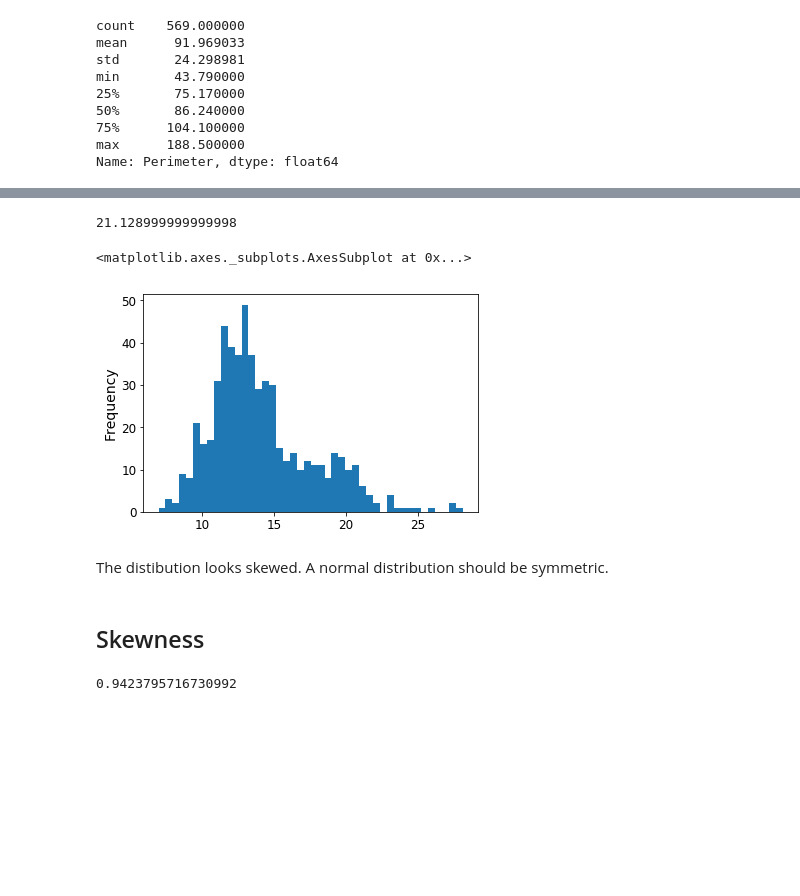
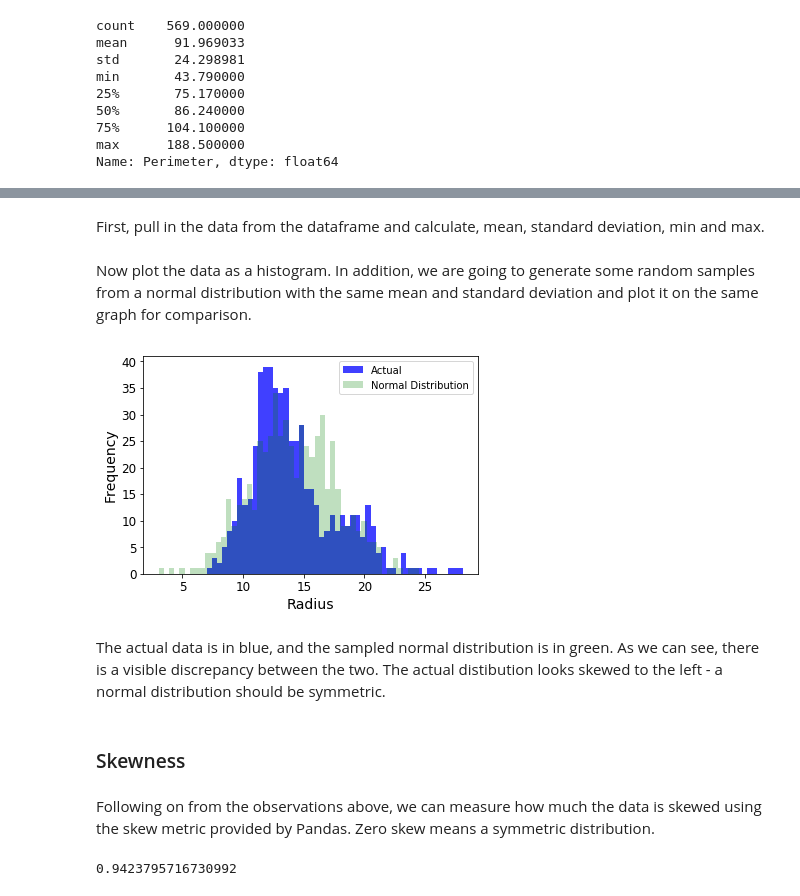
Before and after one commit to ikhaliq42/WDBC-Dataset, a Jupyter notebook: WDBC-Dataset.ipynb, the cells around one changed output, grey strips where cells are left out. Saved outputs shown, nothing was run; the diff lists cells and outputs as text; code cells hidden in the pictures; blank space fills up the shorter version.

```diff
--- a/CTMLS_Homework.ipynb
+++ b/WDBC-Dataset.ipynb
@@ -151,19 +184,33 @@ Name: Perimeter, dtype: float64
+# %% [markdown]
+First, pull in the data from the dataframe and calculate, mean, standard deviation, min and max.
 # %%
 radii = df['Radius'].values
+mean = df['Radius'].mean()
+std = df['Radius'].std()
 minRadius, maxRadius = np.min(radii) , np.max(radii)
-maxRadius - minRadius
-# %% [output]
-21.128999999999998
-# %%
-plt.figure(2)
-df['Radius'].plot.hist(44)
-# %% [output]
-<matplotlib.axes._subplots.AxesSubplot at 0x...>
-[figure, removed]
-# %% [markdown]
-The distibution looks skewed. A normal distribution should be symmetric.
+# %% [markdown]
+Now plot the data as a histogram. In addition, we are going to generate some random samples from a normal distribution with the same mean and standard deviation and plot it on the same graph for comparison.
+# %%
+import random
+
+actual_samples = df['Radius'].values
+norm_samples = [random.gauss(mean, std) for _ in range(n_samples)]
+
+plt.figure(2)
+plt.hist(actual_samples, 50, alpha=0.75, label='Actual', density=False, color='b')
+plt.hist(norm_samples, 50, alpha=0.25, label='Normal Distribution', density=False, color='g')
+plt.legend(loc='upper right')
+plt.xlabel('Radius')
+plt.ylabel('Frequency')
+plt.show()
+# %% [output]
+[figure, added]
+# %% [markdown]
+The actual data is in blue, and the sampled normal distribution is in green. As we can see, there is a visible discrepancy between the two. The actual distibution looks skewed to the left - a normal distribution should be symmetric.
 # %% [markdown]
-## Skewness
+### Skewness
+# %% [markdown]
+Following on from the observations above, we can measure how much the data is skewed using the skew metric provided by Pandas. Zero skew means a symmetric distribution.
 # %%
 df['Radius'].skew()
 # %% [output]
```
Also changed, not shown: parts of 105 cells of this notebook.
